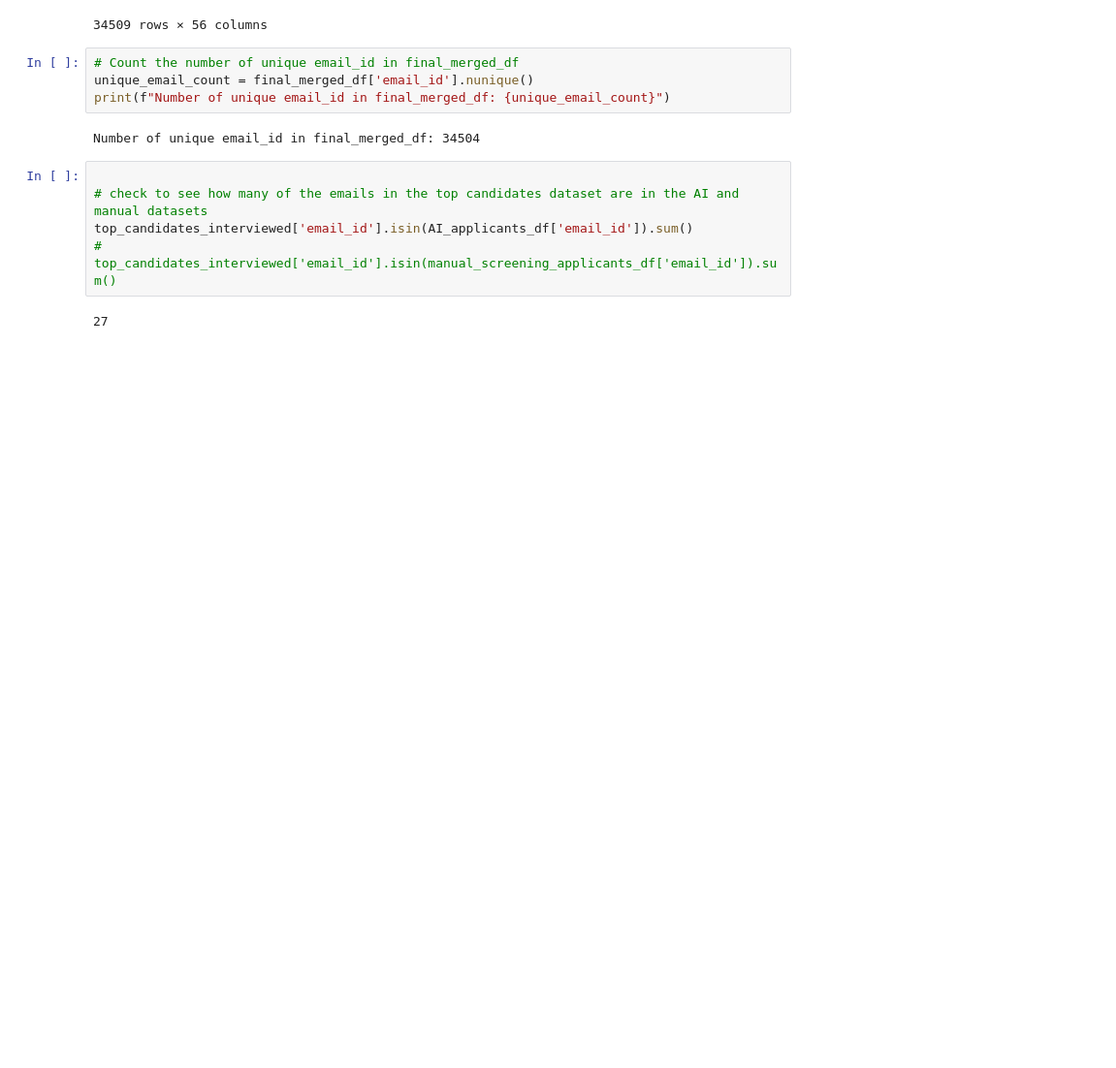
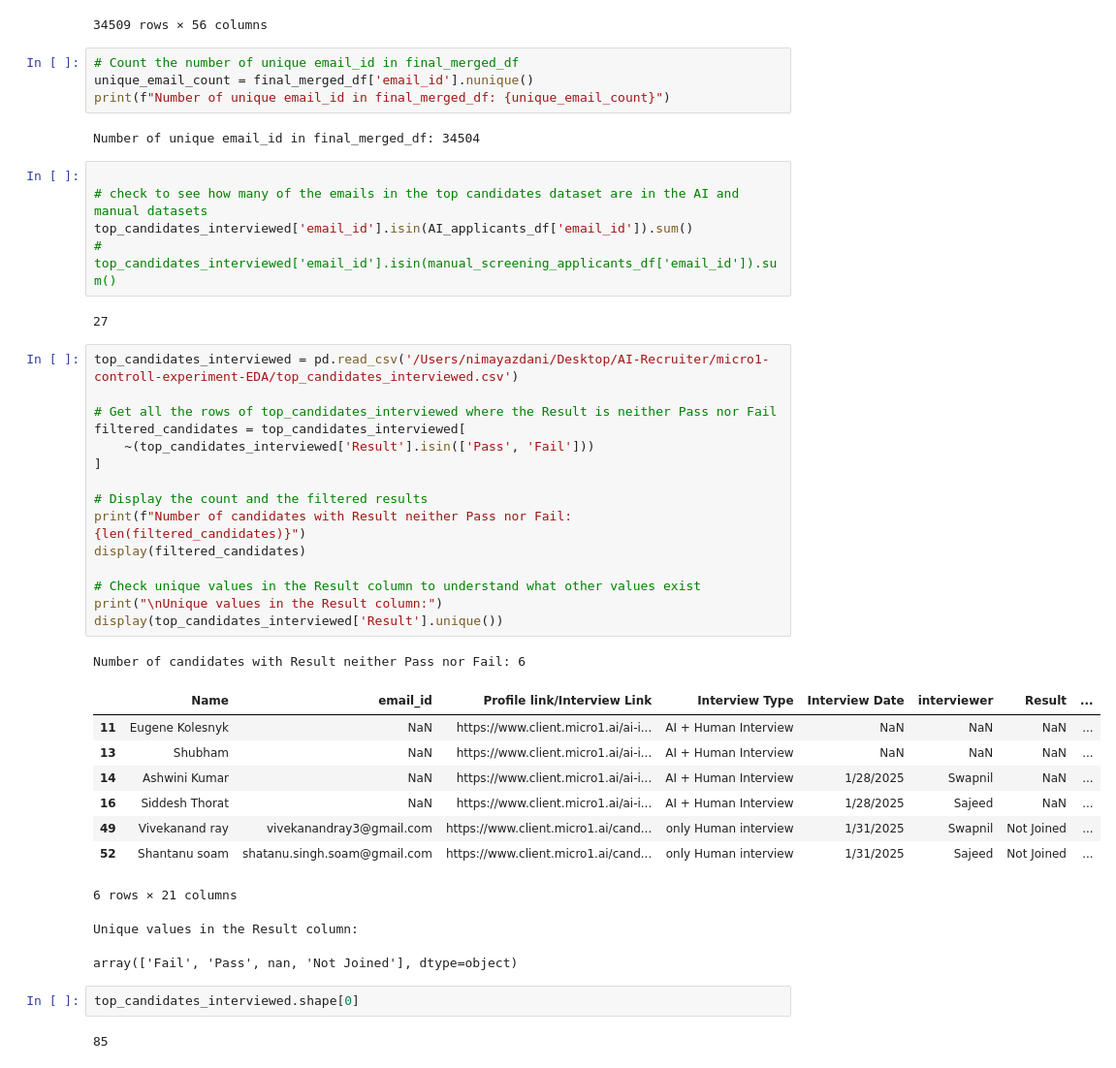
Before and after one commit to lasyapamarthy/AI_recruiter_internal, a Jupyter notebook: micro1-controll-experiment-EDA/controlled_experiment_EDA.ipynb, the cells around one changed output. Shown: that part at 97% size. Cells and saved outputs as stored; diff of their text form; blank space fills up the shorter version.

```diff
--- a/micro1-controll-experiment-EDA/controlled_experiment_EDA.ipynb
+++ b/micro1-controll-experiment-EDA/controlled_experiment_EDA.ipynb
@@ -973,3 +969,34 @@ top_candidates_interviewed['email_id'].isin(AI_applicants_df['email_id']).sum()
 # top_candidates_interviewed['email_id'].isin(manual_screening_applicants_df['email_id']).sum()
 # %% [output]
 27
+# %%
+top_candidates_interviewed = pd.read_csv('/Users/nimayazdani/Desktop/AI-Recruiter/micro1-controll-experiment-EDA/top_candidates_interviewed.csv')
+
+# Get all the rows of top_candidates_interviewed where the Result is neither Pass nor Fail
+filtered_candidates = top_candidates_interviewed[
+    ~(top_candidates_interviewed['Result'].isin(['Pass', 'Fail']))
+]
+
+# Display the count and the filtered results
+print(f"Number of candidates with Result neither Pass nor Fail: {len(filtered_candidates)}")
+display(filtered_candidates)
+
+# Check unique values in the Result column to understand what other values exist
+print("\nUnique values in the Result column:")
+display(top_candidates_interviewed['Result'].unique())
+# %% [output]
+Number of candidates with Result neither Pass nor Fail: 6
+|  | Name | email_id | Profile link/Interview Link | Interview Type | Interview Date | interviewer | Result | ... |
+| 11 | Eugene Kolesnyk | NaN | https://www.client.micro1.ai/ai-i... | AI + Human Interview | NaN | NaN | NaN | ... |
+| 13 | Shubham | NaN | https://www.client.micro1.ai/ai-i... | AI + Human Interview | NaN | NaN | NaN | ... |
+| 14 | Ashwini Kumar | NaN | https://www.client.micro1.ai/ai-i... | AI + Human Interview | 1/28/2025 | Swapnil | NaN | ... |
+| 16 | Siddesh Thorat | NaN | https://www.client.micro1.ai/ai-i... | AI + Human Interview | 1/28/2025 | Sajeed | NaN | ... |
+| 49 | Vivekanand ray | vivekanandray3@gmail.com | https://www.client.micro1.ai/cand... | only Human interview | 1/31/2025 | Swapnil | Not Joined | ... |
+| 52 | Shantanu soam | shatanu.singh.soam@gmail.com | https://www.client.micro1.ai/cand... | only Human interview | 1/31/2025 | Sajeed | Not Joined | ... |
+6 rows × 21 columns
+Unique values in the Result column:
+array(['Fail', 'Pass', nan, 'Not Joined'], dtype=object)
+# %%
+top_candidates_interviewed.shape[0]
+# %% [output]
+85
```
Also changed, not shown: parts of 3 cells of this notebook, 2 other files.
